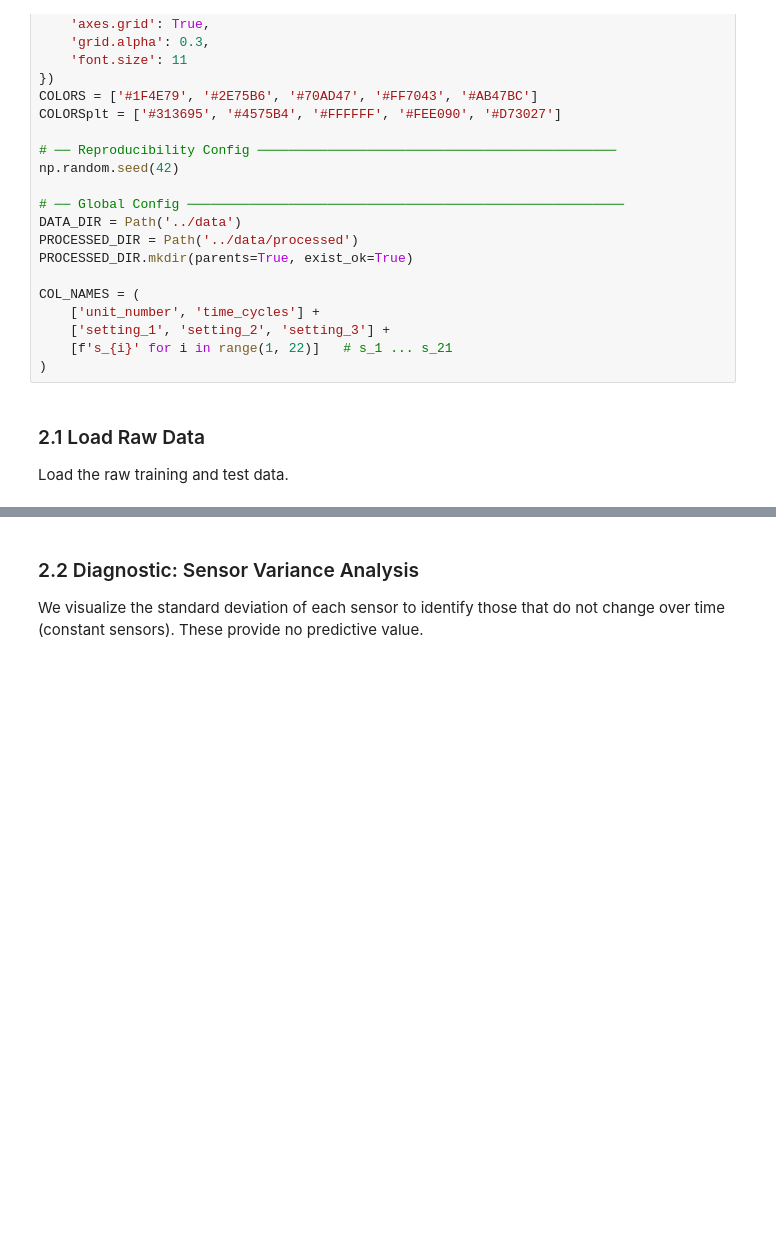
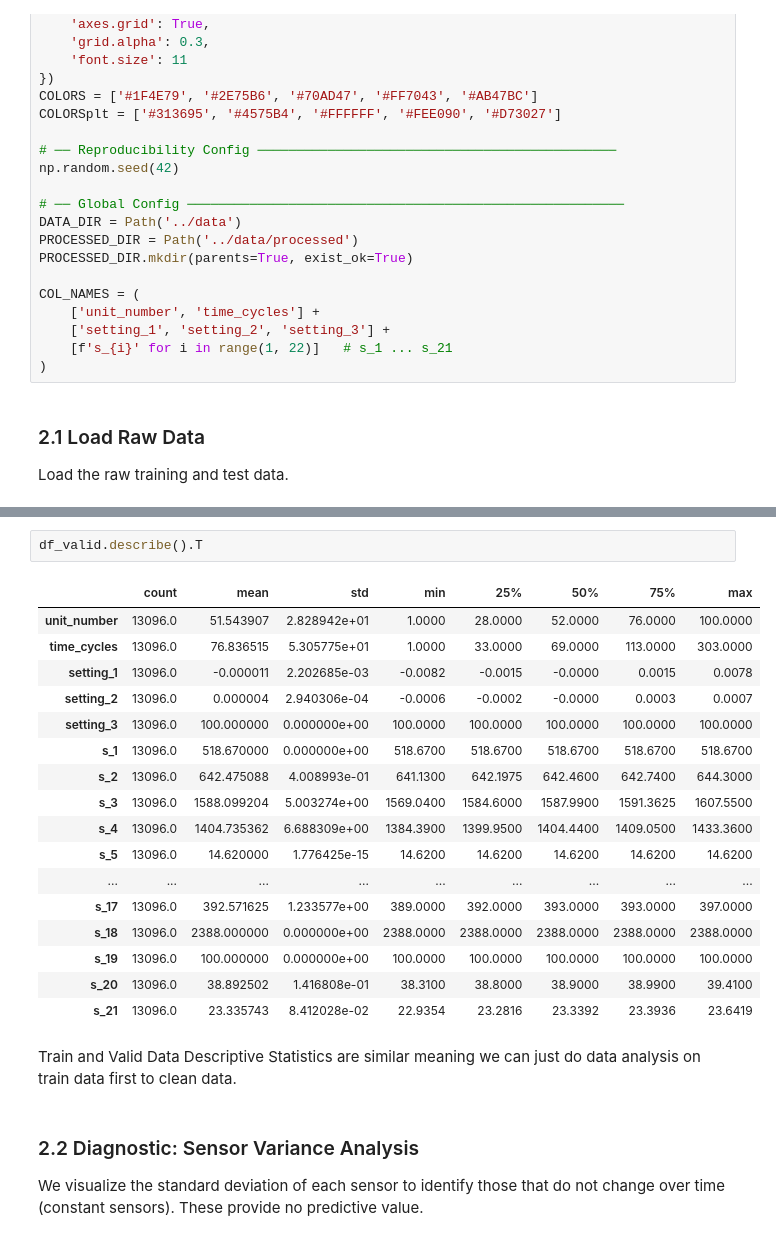
Before and after one commit to SKYTAN-050107/VHack_RUL_Predictions, a Jupyter notebook: src/02_data_cleaning.ipynb, the cells around one changed output, grey strips where cells are left out. Saved outputs shown, nothing was run; the diff lists cells and outputs as text; blank space fills up the shorter version.

```diff
--- a/src/02_data_cleaning.ipynb
+++ b/src/02_data_cleaning.ipynb
@@ -66,3 +86,25 @@ print(f"✅ Data loaded: Train {df_train.shape}, Test {df_test.shape}")
+# %%
+df_valid.describe().T
+# %% [output]
+|  | count | mean | std | min | 25% | 50% | 75% | max |
+| unit_number | 13096.0 | 51.543907 | 2.828942e+01 | 1.0000 | 28.0000 | 52.0000 | 76.0000 | 100.0000 |
+| time_cycles | 13096.0 | 76.836515 | 5.305775e+01 | 1.0000 | 33.0000 | 69.0000 | 113.0000 | 303.0000 |
+| setting_1 | 13096.0 | -0.000011 | 2.202685e-03 | -0.0082 | -0.0015 | -0.0000 | 0.0015 | 0.0078 |
+| setting_2 | 13096.0 | 0.000004 | 2.940306e-04 | -0.0006 | -0.0002 | -0.0000 | 0.0003 | 0.0007 |
+| setting_3 | 13096.0 | 100.000000 | 0.000000e+00 | 100.0000 | 100.0000 | 100.0000 | 100.0000 | 100.0000 |
+| s_1 | 13096.0 | 518.670000 | 0.000000e+00 | 518.6700 | 518.6700 | 518.6700 | 518.6700 | 518.6700 |
+| s_2 | 13096.0 | 642.475088 | 4.008993e-01 | 641.1300 | 642.1975 | 642.4600 | 642.7400 | 644.3000 |
+| s_3 | 13096.0 | 1588.099204 | 5.003274e+00 | 1569.0400 | 1584.6000 | 1587.9900 | 1591.3625 | 1607.5500 |
+| s_4 | 13096.0 | 1404.735362 | 6.688309e+00 | 1384.3900 | 1399.9500 | 1404.4400 | 1409.0500 | 1433.3600 |
+| s_5 | 13096.0 | 14.620000 | 1.776425e-15 | 14.6200 | 14.6200 | 14.6200 | 14.6200 | 14.6200 |
+| ... | ... | ... | ... | ... | ... | ... | ... | ... |
+| s_17 | 13096.0 | 392.571625 | 1.233577e+00 | 389.0000 | 392.0000 | 393.0000 | 393.0000 | 397.0000 |
+| s_18 | 13096.0 | 2388.000000 | 0.000000e+00 | 2388.0000 | 2388.0000 | 2388.0000 | 2388.0000 | 2388.0000 |
+| s_19 | 13096.0 | 100.000000 | 0.000000e+00 | 100.0000 | 100.0000 | 100.0000 | 100.0000 | 100.0000 |
+| s_20 | 13096.0 | 38.892502 | 1.416808e-01 | 38.3100 | 38.8000 | 38.9000 | 38.9900 | 39.4100 |
+| s_21 | 13096.0 | 23.335743 | 8.412028e-02 | 22.9354 | 23.2816 | 23.3392 | 23.3936 | 23.6419 |
+# %% [markdown]
+Train and Valid Data Descriptive Statistics are similar meaning we can just do data analysis on train data first to clean data.
 # %% [markdown]
 ### 2.2 Diagnostic: Sensor Variance Analysis
 We visualize the standard deviation of each sensor to identify those that do not change over time (constant sensors). These provide no predictive value.
```
Also changed, not shown: parts of 16 cells of this notebook, 7 other files.
